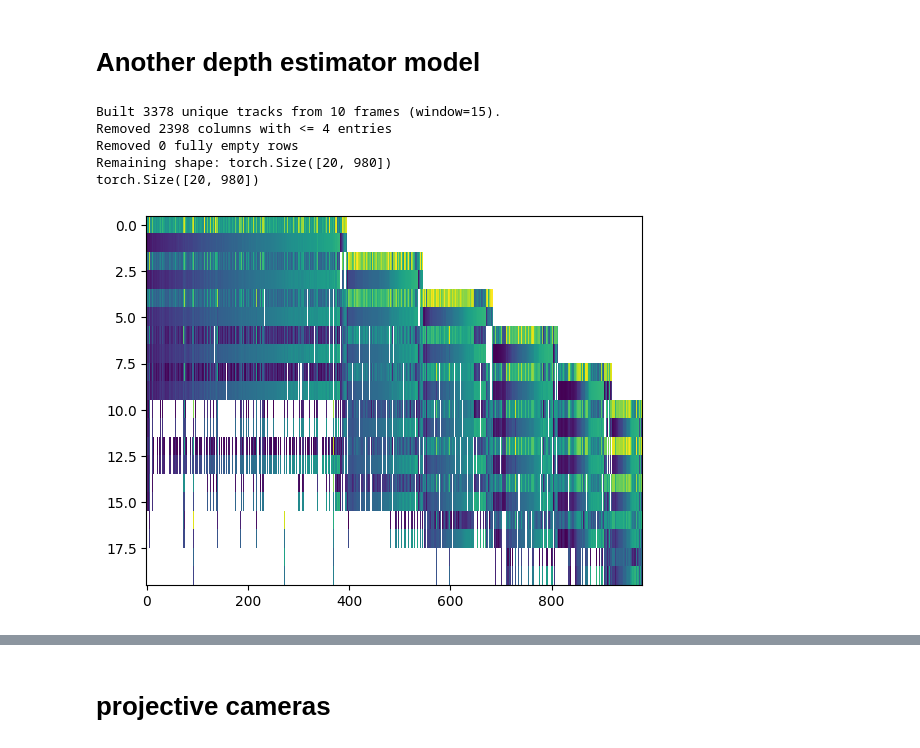
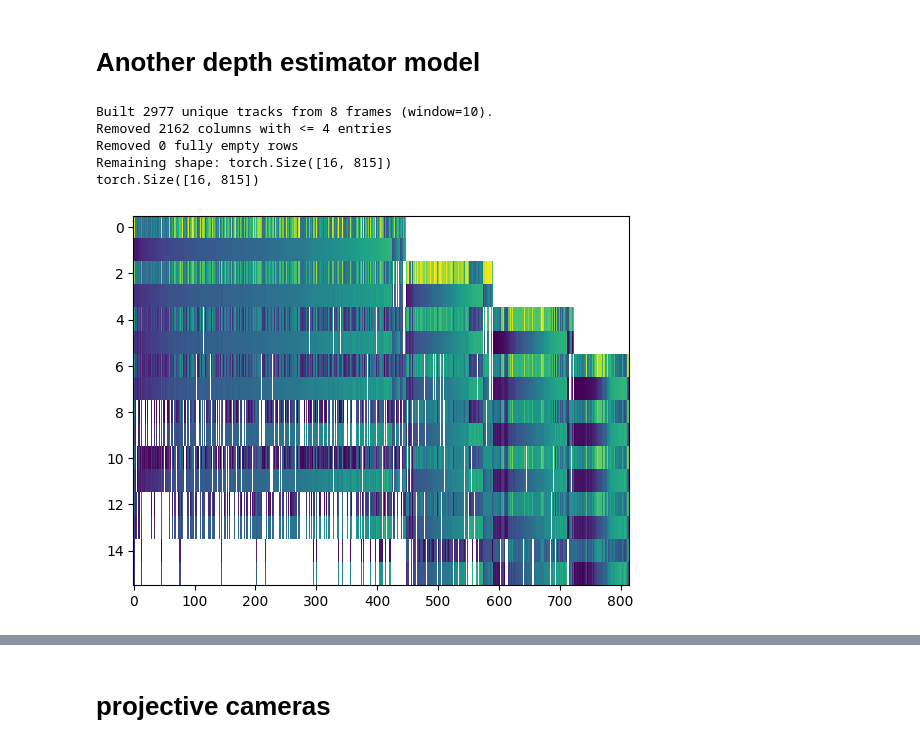
Before and after one commit to manel-ferreira-01/trackers, a Jupyter notebook: test.ipynb, the cells around one changed output, grey strips where cells are left out. Saved outputs shown, nothing was run; the diff lists cells and outputs as text; code cells hidden in the pictures.

```diff
--- a/test.ipynb
+++ b/test.ipynb
@@ -123,9 +126,9 @@ query_points_initial = torch.tensor(
 
 #creata tensors for the video information
 frame_cut = max(20, len(video_tensor_full))
-frame_start = 4
+frame_start = 5
 frame_skip = 1
-frame_cut = 14
+frame_cut = 13
 video_tensor = torch.cat([(frame).unsqueeze(0) for frame in video_tensor_full]).unsqueeze(0)[:,frame_start:frame_cut:frame_skip,...] # 1, time, H, W, 3
 video_tensor = torch.clip(video_tensor, -1, 1)
 num_frames = video_tensor.shape[1]
@@ -319,35 +321,35 @@ depth_infered, instrisics_infered = infer_mde(video_tensor, mde_model="moge")
 # %%
 from src.matcher import build_anchor_observation_matrix, build_combinatory_observation_matrix
 
-obs_mat = build_combinatory_observation_matrix(video_tensor[0], device='cuda', window_size=15).cpu()
+obs_mat = build_combinatory_observation_matrix(video_tensor[0], device='cuda', window_size=10).cpu()
 
 # Remove columns with only x number of valid entries
 min_entries = 4  # Set your threshold here
 
 valid_mask = ~torch.isnan(obs_mat[0::2, :])  # Check x-coordinates for validity
 entries_per_column = valid_mask.sum(dim=0)  # Count valid entries per column
 
 # Keep only columns with more than min_entries
 keep_mask = entries_per_column > min_entries
 obs_mat = obs_mat[:, keep_mask]
 
 # Remove fully empty rows (rows where all entries are NaN)
 valid_rows_mask = ~torch.isfinite(obs_mat).all(dim=1)
 obs_mat = obs_mat[valid_rows_mask, :]
 
 print(f"Removed {(~keep_mask).sum().item()} columns with <= {min_entries} entries")
 print(f"Removed {(~valid_rows_mask).sum().item()} fully empty rows")
 print(f"Remaining shape: {obs_mat.shape}")
 
 plt.imshow(obs_mat.cpu().numpy(), aspect='auto', cmap='viridis', interpolation="none")
 print(obs_mat.shape)
 # %% [output]
-Built 3378 unique tracks from 10 frames (window=15).
-Removed 2398 columns with <= 4 entries
+Built 2977 unique tracks from 8 frames (window=10).
+Removed 2162 columns with <= 4 entries
 Removed 0 fully empty rows
-Remaining shape: torch.Size([20, 980])
-torch.Size([20, 980])
+Remaining shape: torch.Size([16, 815])
+torch.Size([16, 815])
-[figure, old version]
+[figure, new version]
 # %%
 from matplotlib import pyplot as plt
 import numpy as np
```
Also changed, not shown: parts of 19 cells of this notebook, 5 other files.
